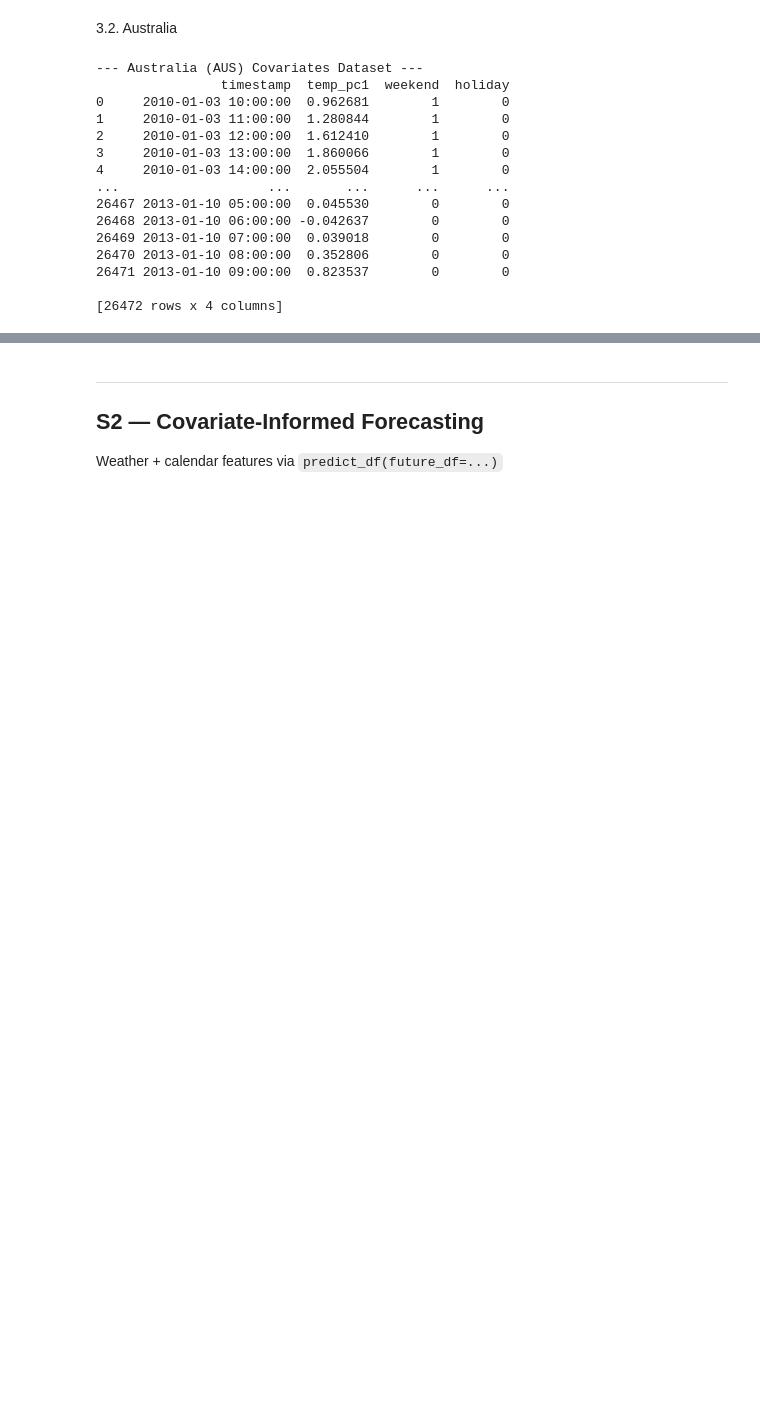
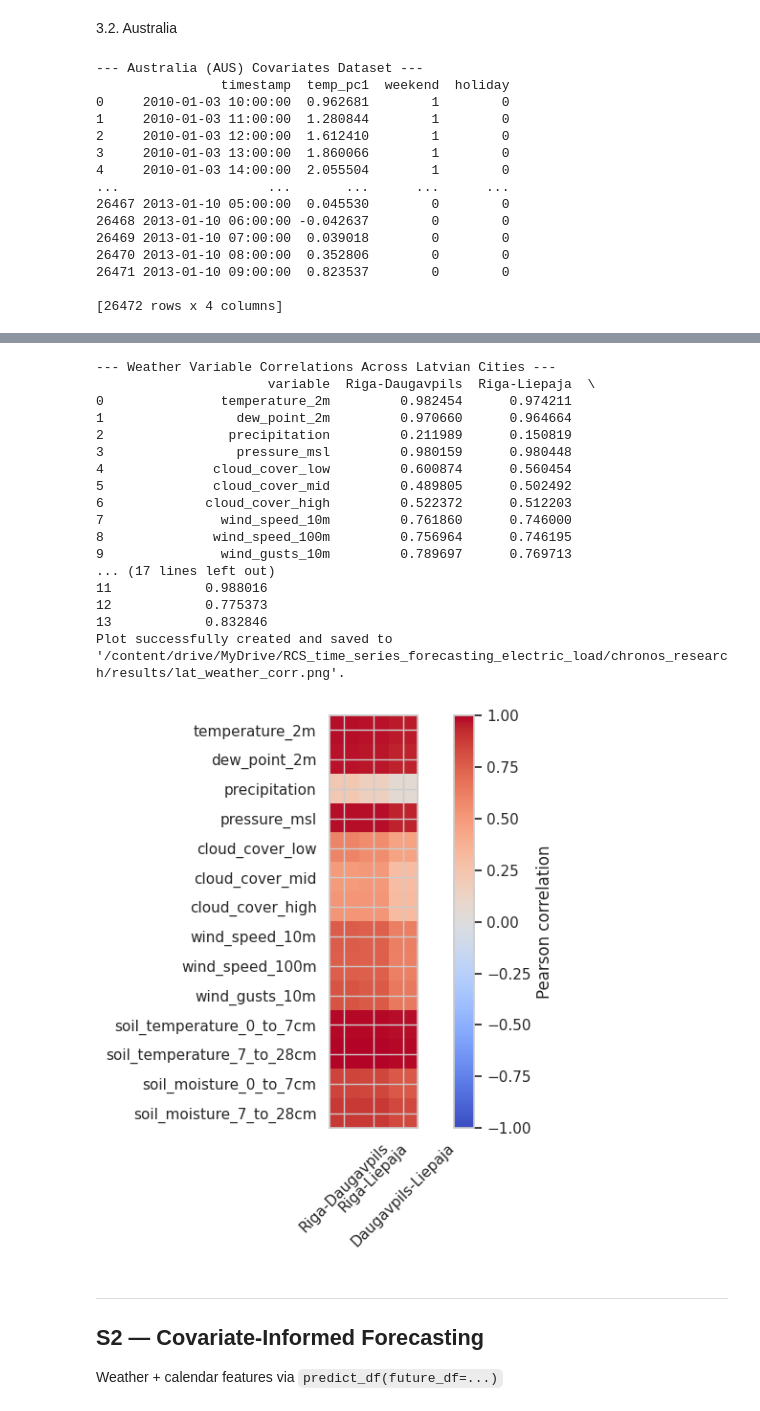
Before and after one commit to schmetti-kim/RCS_time_series_forecasting_electric_load, a Jupyter notebook: chronos_research/main.ipynb, the cells around one changed output, grey strips where cells are left out. Cells and saved outputs as stored; diff of their text form; code cells hidden in the pictures; blank space fills up the shorter version.

Commit message:
fetch Latvia weather covariates and perform correlation analysis

```diff
--- a/chronos_research/main.ipynb
+++ b/chronos_research/main.ipynb
@@ -296,0 +341,25 @@ aus_covariates_df.to_csv(DATA_DIR / "processed" / "aus_covariates_df.csv", index
+# %%
+# Fetch weather data for the other two regions (Daugavpils and Liepāja).
+lat_dgp_weather = fetch_weather(
+    start_date = (pd.to_datetime(LAT_START_DATE) - pd.Timedelta(days=1)).strftime('%Y-%m-%d'),
+    end_date = (pd.to_datetime(LAT_START_DATE) + pd.Timedelta(days=N_DAYS + 7 - 1)).strftime('%Y-%m-%d'),
+    latitude = 55.8833,
+    longitude = 26.5333,
+    timezone = LAT_TZ)
+
+lat_lpx_weather = fetch_weather(
+    start_date = (pd.to_datetime(LAT_START_DATE) - pd.Timedelta(days=1)).strftime('%Y-%m-%d'),
+    end_date = (pd.to_datetime(LAT_START_DATE) + pd.Timedelta(days=N_DAYS + 7 - 1)).strftime('%Y-%m-%d'),
+    latitude = 56.5047,
+    longitude = 21.0109,
+    timezone = LAT_TZ)
+
+print(f"Weather data fetched for Daugavpils and Liepāja starting from {(pd.to_datetime(LAT_START_DATE) - pd.Timedelta(days=1)).strftime('%Y-%m-%d')} to {(pd.to_datetime(LAT_START_DATE) + pd.Timedelta(days=N_DAYS + 7 - 1)).strftime('%Y-%m-%d')}\n")
+
+# Fix any issues related to Daylight Saving Time (DST) transitions in the timestamps.
+# This ensures that the time series data is correctly aligned.
+print("Fixing DST issues for Daugavpils weather data...")
+lat_dgp_weather_fix = fix_dst_timestamps(lat_dgp_weather)
+
+print("\nFixing DST issues for Liepāja weather data...")
+lat_lpx_weather_fix = fix_dst_timestamps(lat_lpx_weather)
@@ -296,0 +384,8 @@ aus_covariates_df.to_csv(DATA_DIR / "processed" / "aus_covariates_df.csv", index
+# %%
+# Combine weather data from Riga, Daugavpils, and Liepāja into a single DataFrame.
+lat_weather = merge_location_weather(lat_rig_weather_fix, lat_dgp_weather_fix, lat_lpx_weather_fix, ('_rig', '_dgp', '_lpx'))
+lat_weather.to_csv(DATA_DIR / "processed" / "lat_weather.csv", index=False)
+
+print("--- Latvia (LAT) Merged Weather Data (first 5 rows & 5 columns only) ---")
+print(lat_weather.iloc[:5, :5])
+print(f"\nShape of merged Latvia weather data: {lat_weather.shape}\n")
@@ -297,3 +409,28 @@ aus_covariates_df.to_csv(DATA_DIR / "processed" / "aus_covariates_df.csv", index
+# %%
+# Calculate and display the correlation between weather variables across the three Latvian cities.
+lat_weather_corr = calculate_weather_correlations(lat_weather, suffixes=('_rig', '_dgp', '_lpx'), labels=('Riga', 'Daugavpils', 'Liepaja'))
+print("--- Weather Variable Correlations Across Latvian Cities ---")
+print(lat_weather_corr)
+plot_correlation(lat_weather_corr, save_path = RESULTS_DIR / "lat_weather_corr.png")
+# %% [output]
+--- Weather Variable Correlations Across Latvian Cities ---
+                      variable  Riga-Daugavpils  Riga-Liepaja  \
+0               temperature_2m         0.982454      0.974211
+1                 dew_point_2m         0.970660      0.964664
+2                precipitation         0.211989      0.150819
+3                 pressure_msl         0.980159      0.980448
+4              cloud_cover_low         0.600874      0.560454
+5              cloud_cover_mid         0.489805      0.502492
+6             cloud_cover_high         0.522372      0.512203
+7               wind_speed_10m         0.761860      0.746000
+8              wind_speed_100m         0.756964      0.746195
+9               wind_gusts_10m         0.789697      0.769713
+... (17 lines left out)
+11            0.988016
+12            0.775373
+13            0.832846
+Plot successfully created and saved to '/content/drive/MyDrive/RCS_time_series_forecasting_electric_load/chronos_research/results/lat_weather_corr.png'.
+[figure, added]
 # %% [markdown]
 ---
 ## S2 — Covariate-Informed Forecasting
```
Also changed, not shown: parts of 8 cells of this notebook, 9 other files.
